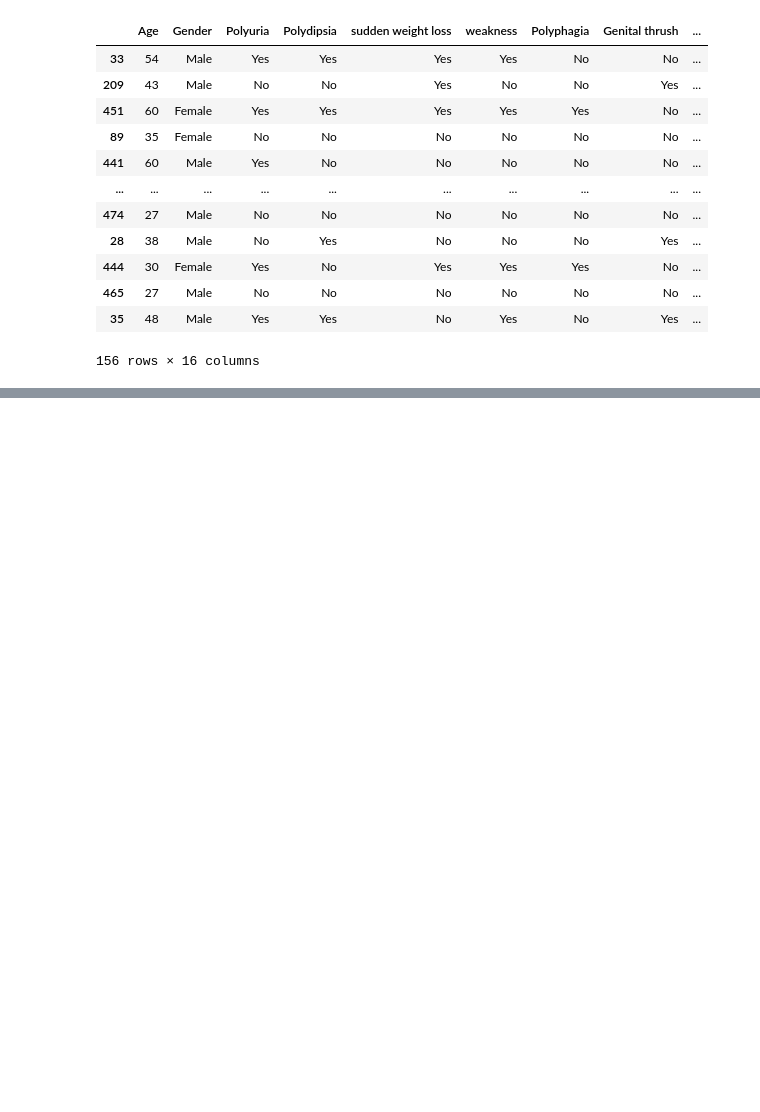
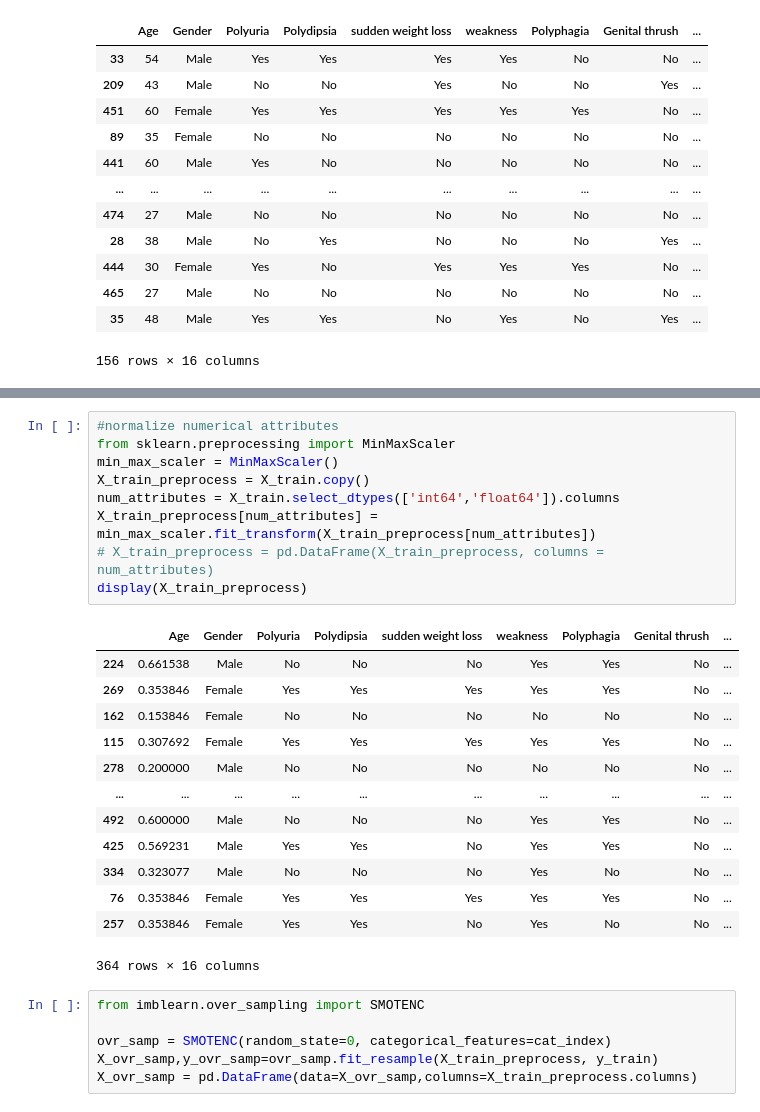
Before and after one commit to waiee/Data-Science--Revision-Gallery-, a Jupyter notebook: Data Mining/Tutorial 6/Lab6_1191103225_TT1L.ipynb, the cells around one changed output, grey strips where cells are left out. Cells and saved outputs as stored; diff of their text form; blank space fills up the shorter version.

```diff
--- a/Data Mining/Tutorial 6/Lab6_1191103225_TT1L.ipynb
+++ b/Data Mining/Tutorial 6/Lab6_1191103225_TT1L.ipynb
@@ -235,0 +234,29 @@ KeyError: 'class'
+# %%
+#normalize numerical attributes
+from sklearn.preprocessing import MinMaxScaler
+min_max_scaler = MinMaxScaler()
+X_train_preprocess = X_train.copy()
+num_attributes = X_train.select_dtypes(['int64','float64']).columns
+X_train_preprocess[num_attributes] = min_max_scaler.fit_transform(X_train_preprocess[num_attributes])
+# X_train_preprocess = pd.DataFrame(X_train_preprocess, columns = num_attributes)
+display(X_train_preprocess)
+# %% [output]
+|  | Age | Gender | Polyuria | Polydipsia | sudden weight loss | weakness | Polyphagia | Genital thrush | ... |
+| 224 | 0.661538 | Male | No | No | No | Yes | Yes | No | ... |
+| 269 | 0.353846 | Female | Yes | Yes | Yes | Yes | Yes | No | ... |
+| 162 | 0.153846 | Female | No | No | No | No | No | No | ... |
+| 115 | 0.307692 | Female | Yes | Yes | Yes | Yes | Yes | No | ... |
+| 278 | 0.200000 | Male | No | No | No | No | No | No | ... |
+| ... | ... | ... | ... | ... | ... | ... | ... | ... | ... |
+| 492 | 0.600000 | Male | No | No | No | Yes | Yes | No | ... |
+| 425 | 0.569231 | Male | Yes | Yes | No | Yes | Yes | No | ... |
+| 334 | 0.323077 | Male | No | No | No | Yes | No | No | ... |
+| 76 | 0.353846 | Female | Yes | Yes | Yes | Yes | Yes | No | ... |
+| 257 | 0.353846 | Female | Yes | Yes | No | Yes | No | No | ... |
+364 rows × 16 columns
+# %%
+from imblearn.over_sampling import SMOTENC
+
+ovr_samp = SMOTENC(random_state=0, categorical_features=cat_index)
+X_ovr_samp,y_ovr_samp=ovr_samp.fit_resample(X_train_preprocess, y_train)
+X_ovr_samp = pd.DataFrame(data=X_ovr_samp,columns=X_train_preprocess.columns)
```
Also changed, not shown: parts of 4 cells of this notebook.
